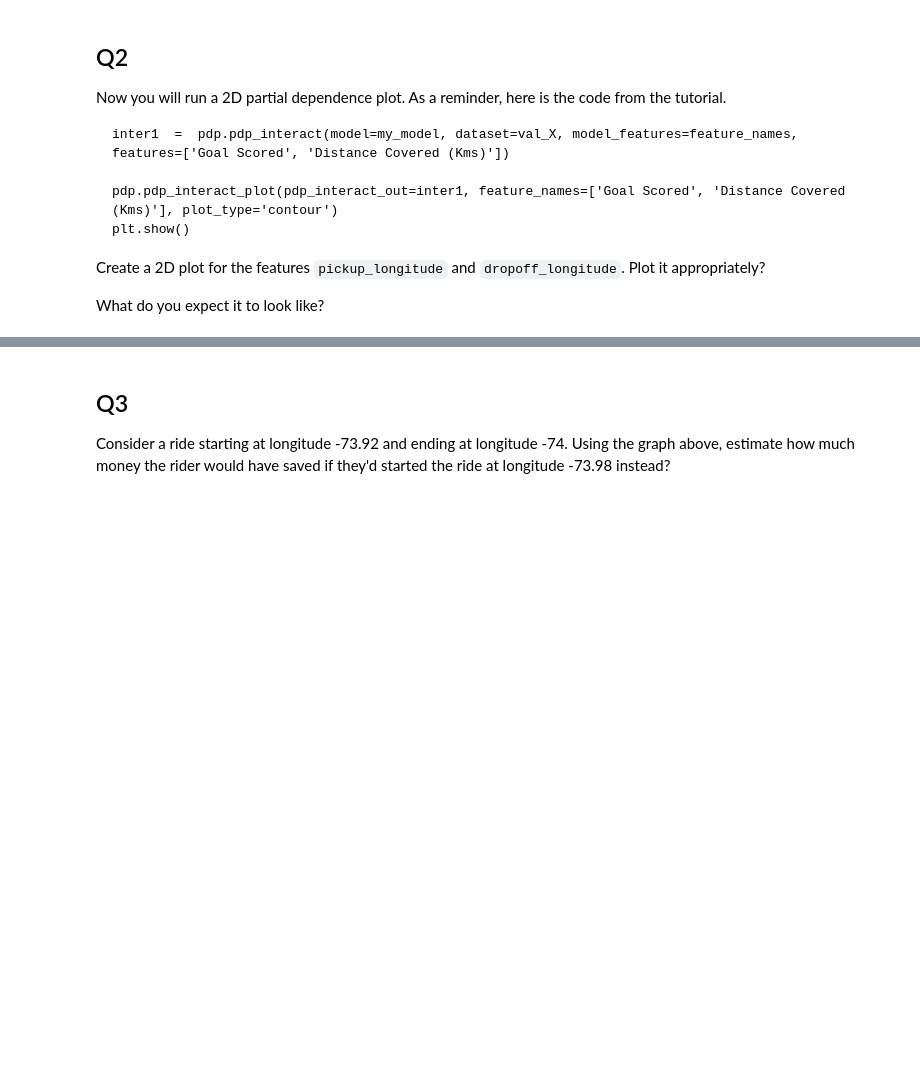
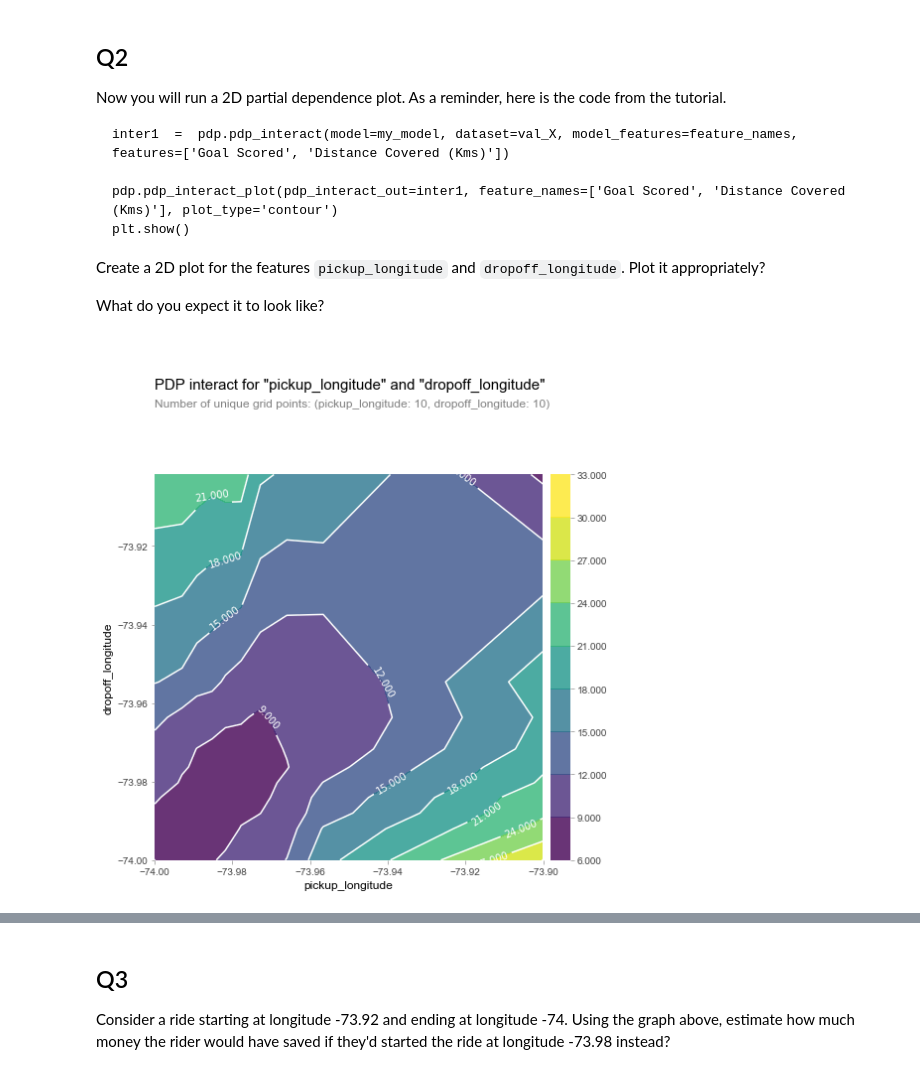
Before and after one commit to Kaggle/learntools, a Jupyter notebook: learntools/ml_insights/nbs/ex3_partial_plots-testing.ipynb, the cells around one changed output, grey strips where cells are left out. Drawn from its saved outputs; the diff is of its cells as text; code cells hidden in the pictures; blank space fills up the shorter version.

```diff
--- a/learntools/ml_insights/nbs/ex3_partial_plots-testing.ipynb
+++ b/learntools/ml_insights/nbs/ex3_partial_plots-testing.ipynb
@@ -107,7 +133,11 @@ What do you expect it to look like?
 # %%
 fnames = ['pickup_longitude', 'dropoff_longitude']
 
-longitudes_partial_plot  =  pdp.pdp_interact(model=first_model, dataset=val_X, model_features=base_features, features=fnames)
+longitudes_partial_plot  =  pdp.pdp_interact(model=first_model, dataset=val_X,
+                                             model_features=base_features, features=fnames)
 
-pdp.pdp_interact_plot(pdp_interact_out=longitudes_partial_plot, feature_names=fnames, plot_type='contour')
+pdp.pdp_interact_plot(pdp_interact_out=longitudes_partial_plot,
+                      feature_names=fnames, plot_type='contour')
 plt.show()
+# %% [output]
+[figure, added]
```
Also changed, not shown: parts of 11 cells of this notebook, 4 other files.
